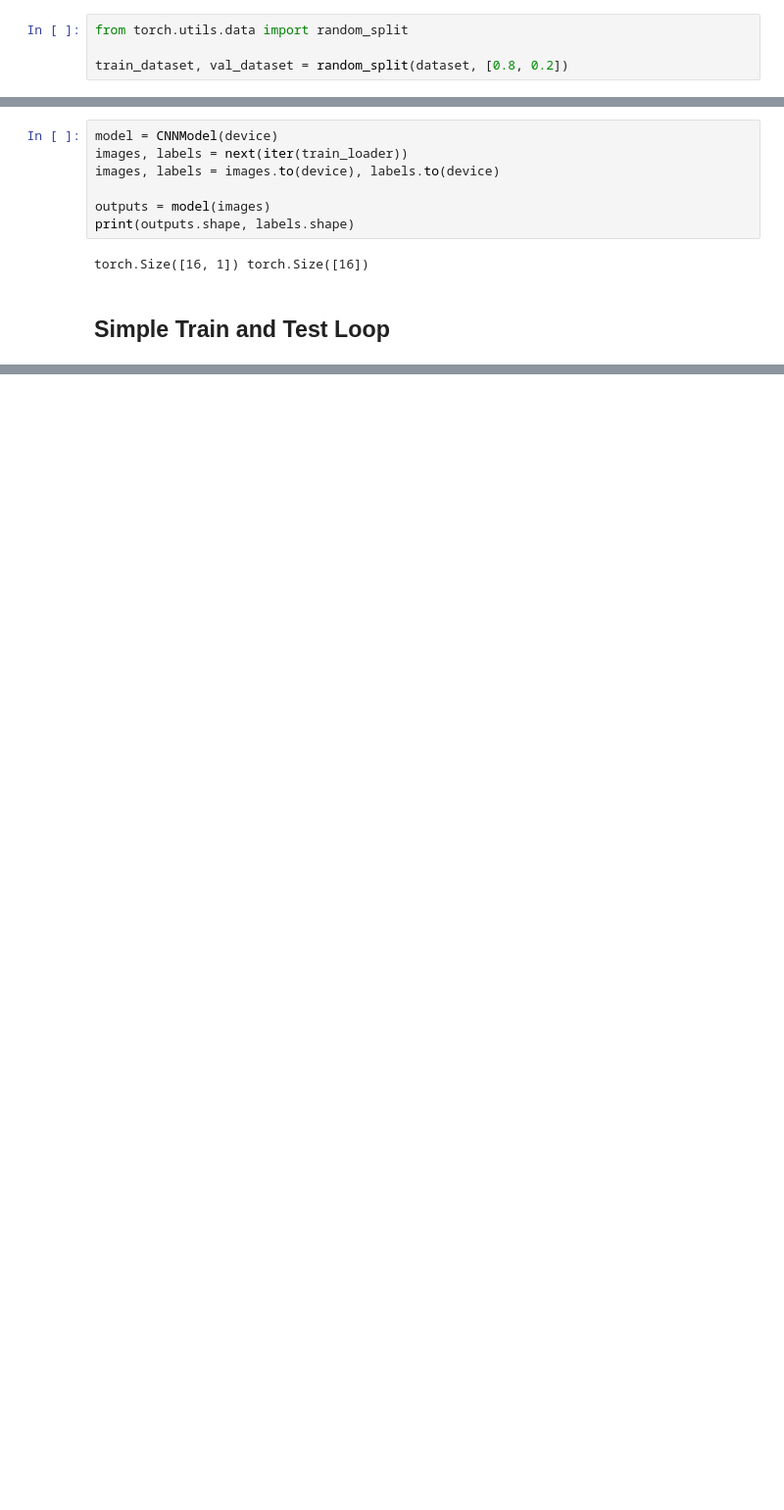
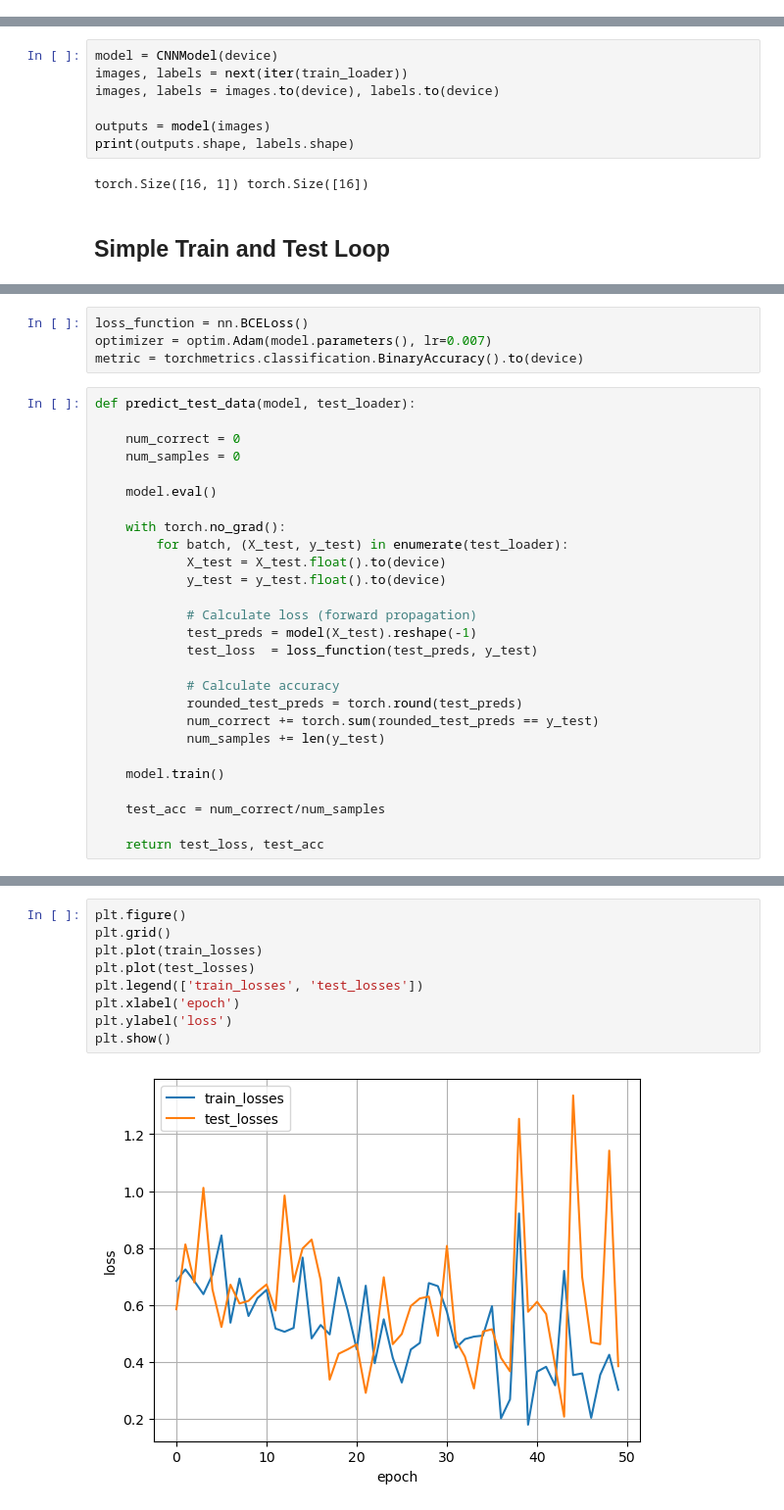
Before and after one commit to nminhquang380/kaggle_project, a Jupyter notebook: image-classification-cat-and-dog.ipynb, the cells around one changed output, grey strips where cells are left out. Shown at 98% size. Cells and saved outputs as stored; diff of their text form; blank space fills up the shorter version.

Commit message:
Kaggle Notebook | Image Classification Cat and Dog | Version 3

```diff
--- a/image-classification-cat-and-dog.ipynb
+++ b/image-classification-cat-and-dog.ipynb
@@ -121,4 +101,0 @@ dataset.get_all_class_names()
-# %%
-from torch.utils.data import random_split
-
-train_dataset, val_dataset = random_split(dataset, [0.8, 0.2])
@@ -331,0 +282,31 @@ epoch: 10 validation accuracy: 0.577
+# %%
+loss_function = nn.BCELoss()
+optimizer = optim.Adam(model.parameters(), lr=0.007)
+metric = torchmetrics.classification.BinaryAccuracy().to(device)
+# %%
+def predict_test_data(model, test_loader):
+
+    num_correct = 0
+    num_samples = 0
+
+    model.eval()
+
+    with torch.no_grad():
+        for batch, (X_test, y_test) in enumerate(test_loader):
+            X_test = X_test.float().to(device)
+            y_test = y_test.float().to(device)
+
+            # Calculate loss (forward propagation)
+            test_preds = model(X_test).reshape(-1)
+            test_loss  = loss_function(test_preds, y_test)
+
+            # Calculate accuracy
+            rounded_test_preds = torch.round(test_preds)
+            num_correct += torch.sum(rounded_test_preds == y_test)
+            num_samples += len(y_test)
+
+    model.train()
+
+    test_acc = num_correct/num_samples
+
+    return test_loss, test_acc
@@ -331,0 +371,11 @@ epoch: 10 validation accuracy: 0.577
+# %%
+plt.figure()
+plt.grid()
+plt.plot(train_losses)
+plt.plot(test_losses)
+plt.legend(['train_losses', 'test_losses'])
+plt.xlabel('epoch')
+plt.ylabel('loss')
+plt.show()
+# %% [output]
+[figure, added]
```
Also changed, not shown: parts of 18 cells of this notebook.
